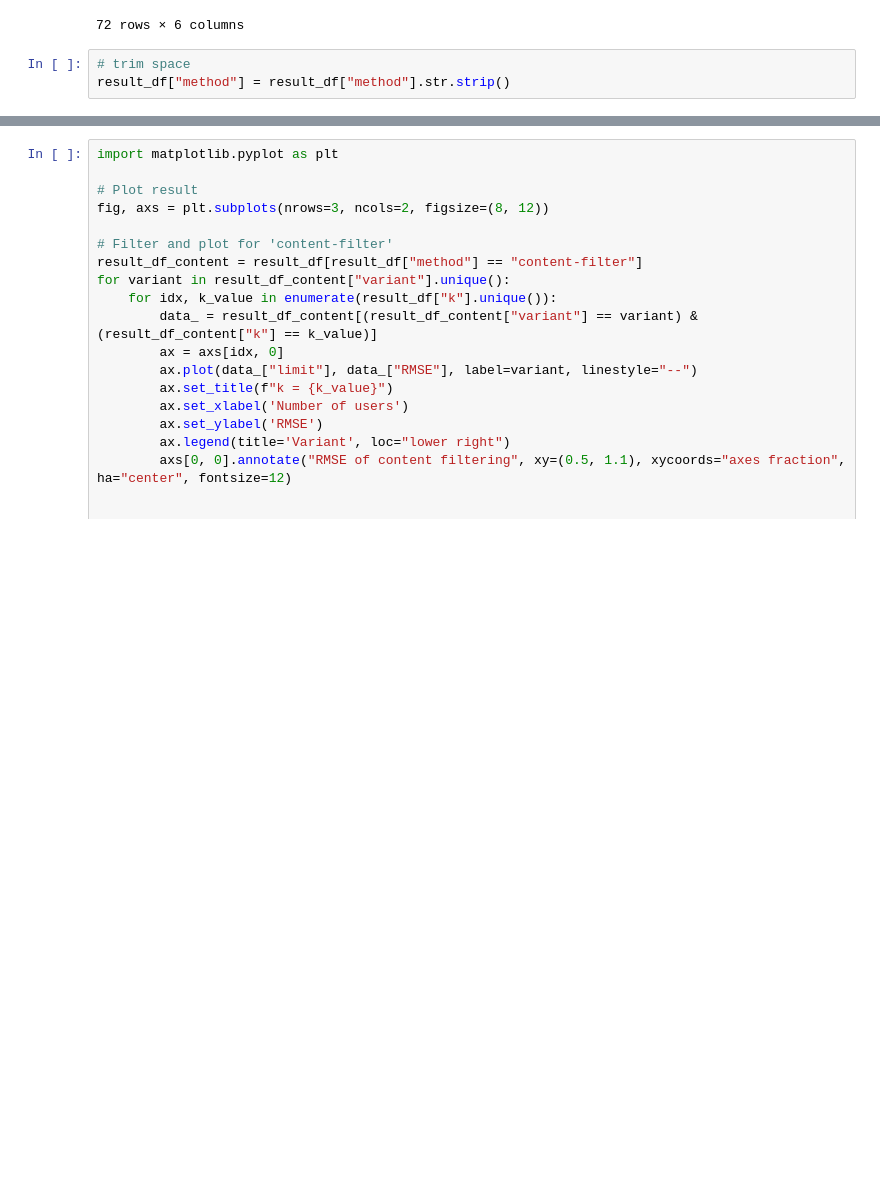
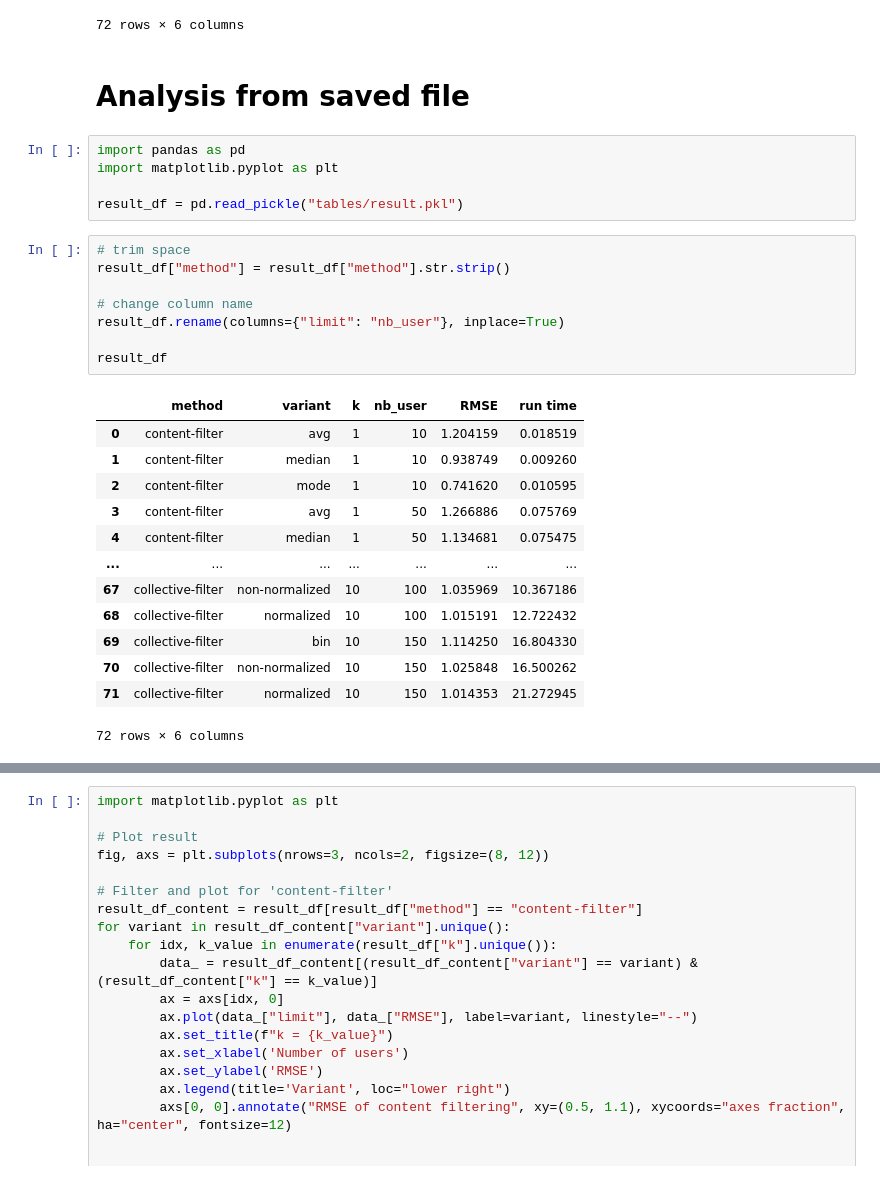
Before and after one commit to khuongdb/neo4j-movielens, a Jupyter notebook: performance.ipynb, the cells around one changed output, grey strips where cells are left out. Saved outputs shown, nothing was run; the diff lists cells and outputs as text; blank space fills up the shorter version.

```diff
--- a/performance.ipynb
+++ b/performance.ipynb
@@ -370,6 +370,32 @@ result_df
 | 70 | collective-filter | non-normalized | 10 | 150 | 1.025848 | 16.500262 |
 | 71 | collective-filter | normalized | 10 | 150 | 1.014353 | 21.272945 |
 72 rows × 6 columns
+# %% [markdown]
+# Analysis from saved file
+# %%
+import pandas as pd
+import matplotlib.pyplot as plt
+
+result_df = pd.read_pickle("tables/result.pkl")
 # %%
 # trim space
 result_df["method"] = result_df["method"].str.strip()
+
+# change column name
+result_df.rename(columns={"limit": "nb_user"}, inplace=True)
+
+result_df
+# %% [output]
+|  | method | variant | k | nb_user | RMSE | run time |
+| 0 | content-filter | avg | 1 | 10 | 1.204159 | 0.018519 |
+| 1 | content-filter | median | 1 | 10 | 0.938749 | 0.009260 |
+| 2 | content-filter | mode | 1 | 10 | 0.741620 | 0.010595 |
+| 3 | content-filter | avg | 1 | 50 | 1.266886 | 0.075769 |
+| 4 | content-filter | median | 1 | 50 | 1.134681 | 0.075475 |
+| ... | ... | ... | ... | ... | ... | ... |
+| 67 | collective-filter | non-normalized | 10 | 100 | 1.035969 | 10.367186 |
+| 68 | collective-filter | normalized | 10 | 100 | 1.015191 | 12.722432 |
+| 69 | collective-filter | bin | 10 | 150 | 1.114250 | 16.804330 |
+| 70 | collective-filter | non-normalized | 10 | 150 | 1.025848 | 16.500262 |
+| 71 | collective-filter | normalized | 10 | 150 | 1.014353 | 21.272945 |
+72 rows × 6 columns
```
Also changed, not shown: parts of 1 cell of this notebook, 17 other files.
